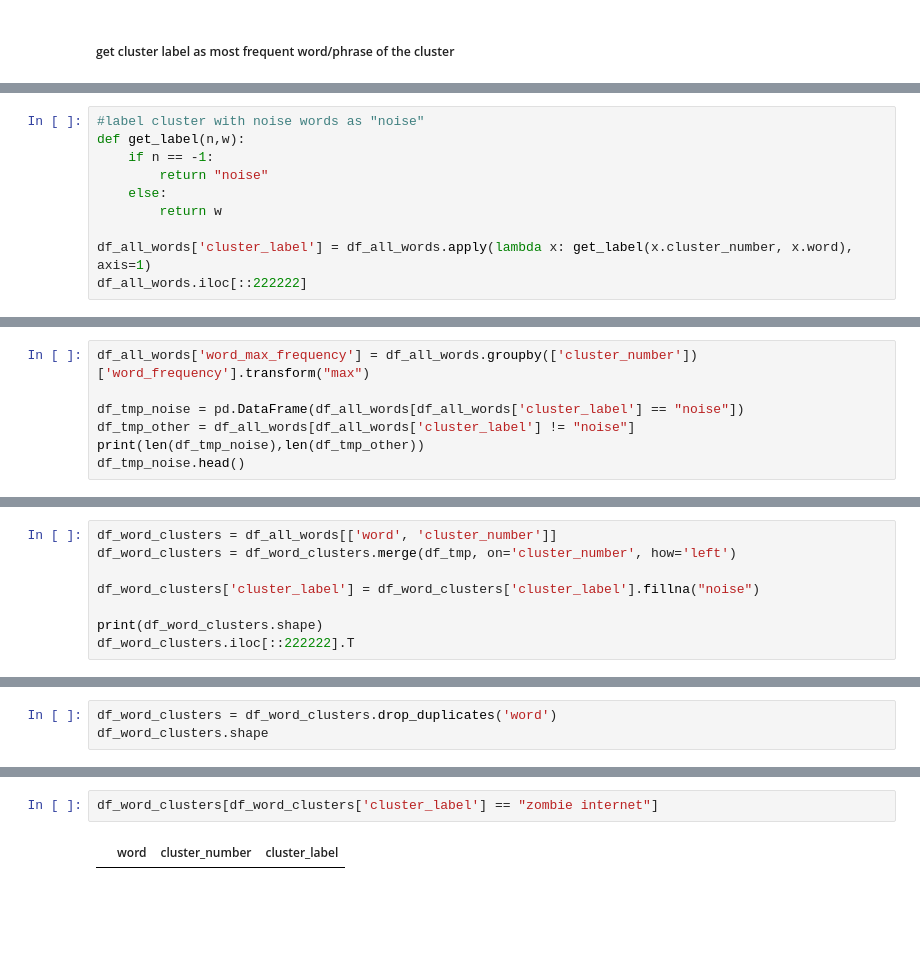
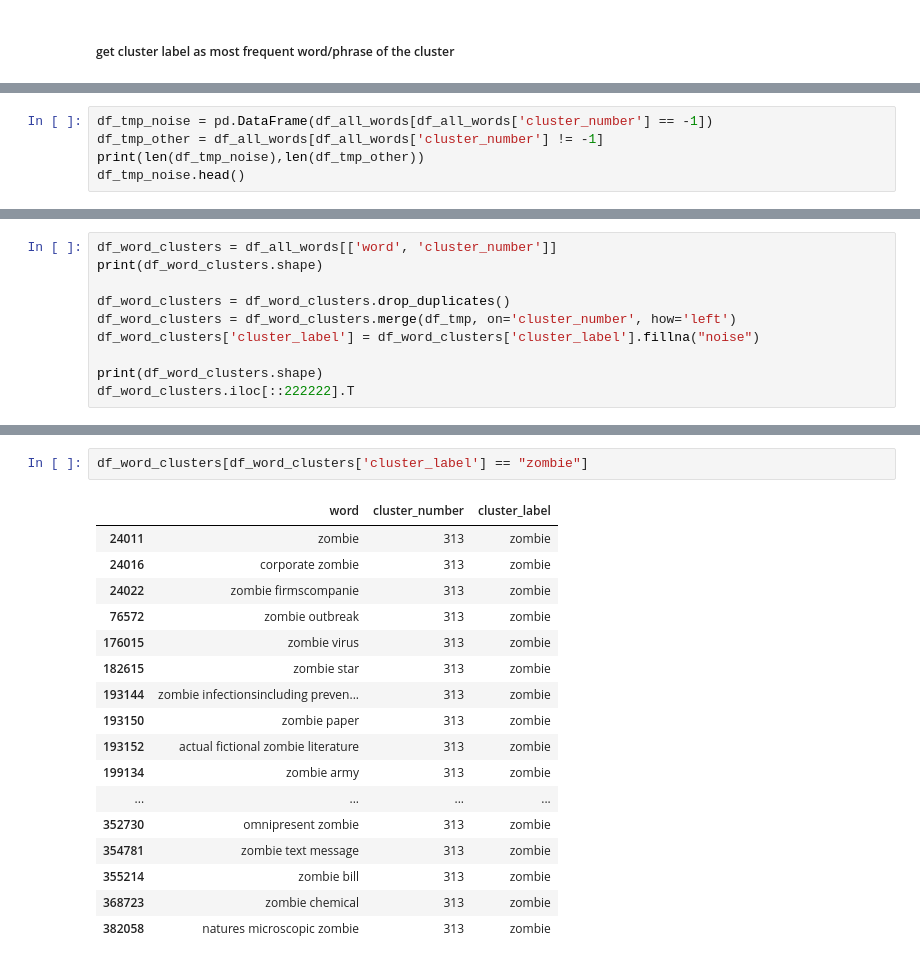
Before and after one commit to Milan-Chicago/GLG-Automated-Meta-data-Tagging, a Jupyter notebook: GLG - 5_step - Get KeyWords for LDA.ipynb, the cells around one changed output, grey strips where cells are left out. Saved outputs shown, nothing was run; the diff lists cells and outputs as text; blank space fills up the shorter version.

```diff
--- a/GLG - 5_step - Get KeyWords for LDA.ipynb
+++ b/GLG - 5_step - Get KeyWords for LDA.ipynb
@@ -241,10 +245,0 @@ df_all_words.head()
-# %%
-#label cluster with noise words as "noise"
-def get_label(n,w):
-    if n == -1:
-        return "noise"
-    else:
-        return w
-
-df_all_words['cluster_label'] = df_all_words.apply(lambda x: get_label(x.cluster_number, x.word), axis=1)
-df_all_words.iloc[::222222]
@@ -271,8 +270,6 @@ pd.DataFrame(df_all_words.describe(percentiles=[0.01,0.1,0.20,0.3,0.4,0.5,0.75,0
 # %%
-df_all_words['word_max_frequency'] = df_all_words.groupby(['cluster_number'])['word_frequency'].transform("max")
-
-df_tmp_noise = pd.DataFrame(df_all_words[df_all_words['cluster_label'] == "noise"])
-df_tmp_other = df_all_words[df_all_words['cluster_label'] != "noise"]
+df_tmp_noise = pd.DataFrame(df_all_words[df_all_words['cluster_number'] == -1])
+df_tmp_other = df_all_words[df_all_words['cluster_number'] != -1]
 print(len(df_tmp_noise),len(df_tmp_other))
 df_tmp_noise.head()
 # %% [output]
@@ -299,7 +296,9 @@ df_tmp.iloc[::1000]
 # %%
 df_word_clusters = df_all_words[['word', 'cluster_number']]
+print(df_word_clusters.shape)
+
+df_word_clusters = df_word_clusters.drop_duplicates()
 df_word_clusters = df_word_clusters.merge(df_tmp, on='cluster_number', how='left')
-
 df_word_clusters['cluster_label'] = df_word_clusters['cluster_label'].fillna("noise")
 
 print(df_word_clusters.shape)
@@ -313,3 +312,0 @@ df_word_clusters.iloc[::222222].T
-# %%
-df_word_clusters = df_word_clusters.drop_duplicates('word')
-df_word_clusters.shape
@@ -340,5 +335,21 @@ zombies                 35
 Name: word, dtype: int64
 # %%
-df_word_clusters[df_word_clusters['cluster_label'] == "zombie internet"]
+df_word_clusters[df_word_clusters['cluster_label'] == "zombie"]
 # %% [output]
 |  | word | cluster_number | cluster_label |
+| 24011 | zombie | 313 | zombie |
+| 24016 | corporate zombie | 313 | zombie |
+| 24022 | zombie firmscompanie | 313 | zombie |
+| 76572 | zombie outbreak | 313 | zombie |
+| 176015 | zombie virus | 313 | zombie |
+| 182615 | zombie star | 313 | zombie |
+| 193144 | zombie infectionsincluding preven... | 313 | zombie |
+| 193150 | zombie paper | 313 | zombie |
+| 193152 | actual fictional zombie literature | 313 | zombie |
+| 199134 | zombie army | 313 | zombie |
+| ... | ... | ... | ... |
+| 352730 | omnipresent zombie | 313 | zombie |
+| 354781 | zombie text message | 313 | zombie |
+| 355214 | zombie bill | 313 | zombie |
+| 368723 | zombie chemical | 313 | zombie |
+| 382058 | natures microscopic zombie | 313 | zombie |
```
Also changed, not shown: parts of 30 cells of this notebook.
